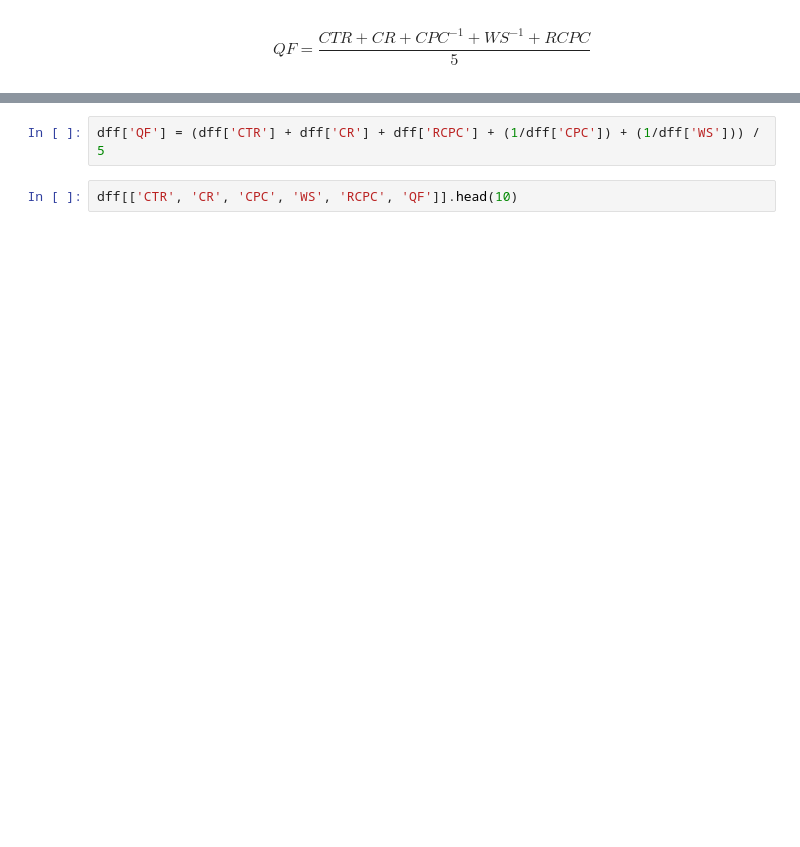
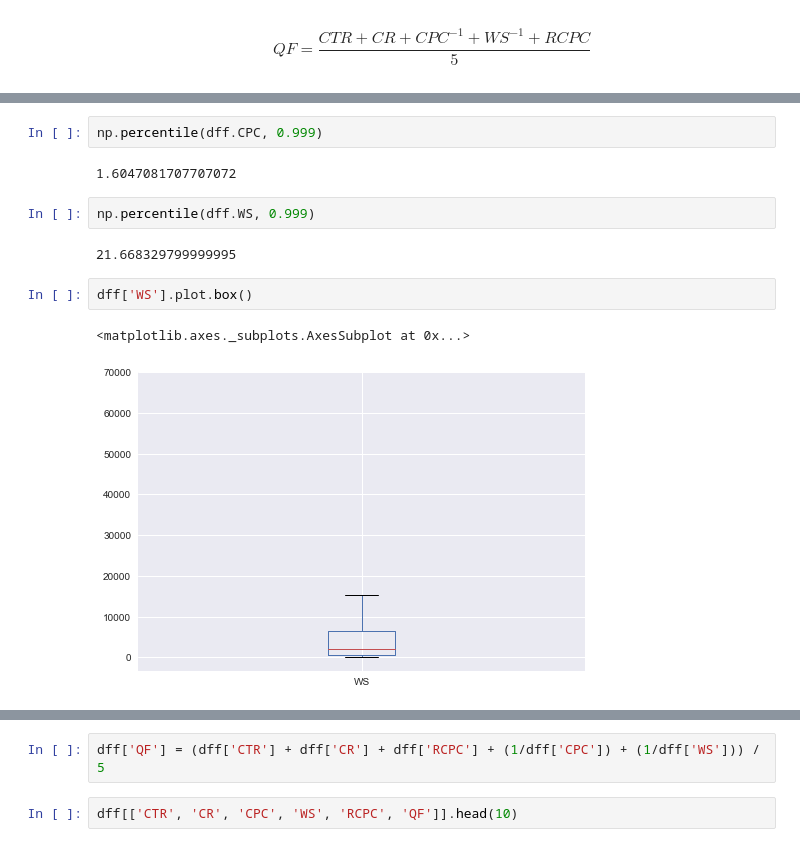
Before and after one commit to pappakrishnan/Ads-Analysis, a Jupyter notebook: Ads Analysis.ipynb, the cells around one changed output, grey strips where cells are left out. Drawn from its saved outputs; the diff is of its cells as text; blank space fills up the shorter version.

```diff
--- a/Ads Analysis.ipynb
+++ b/Ads Analysis.ipynb
@@ -600,0 +613,13 @@ $$QF = \frac{{CTR + CR + CP{C^{ - 1}} + W{S^{ - 1}} + RCPC}}{5}$$
+# %%
+np.percentile(dff.CPC, 0.999)
+# %% [output]
+1.6047081707707072
+# %%
+np.percentile(dff.WS, 0.999)
+# %% [output]
+21.668329799999995
+# %%
+dff['WS'].plot.box()
+# %% [output]
+<matplotlib.axes._subplots.AxesSubplot at 0x...>
+[figure, added]
```
Also changed, not shown: parts of 4 cells of this notebook.
